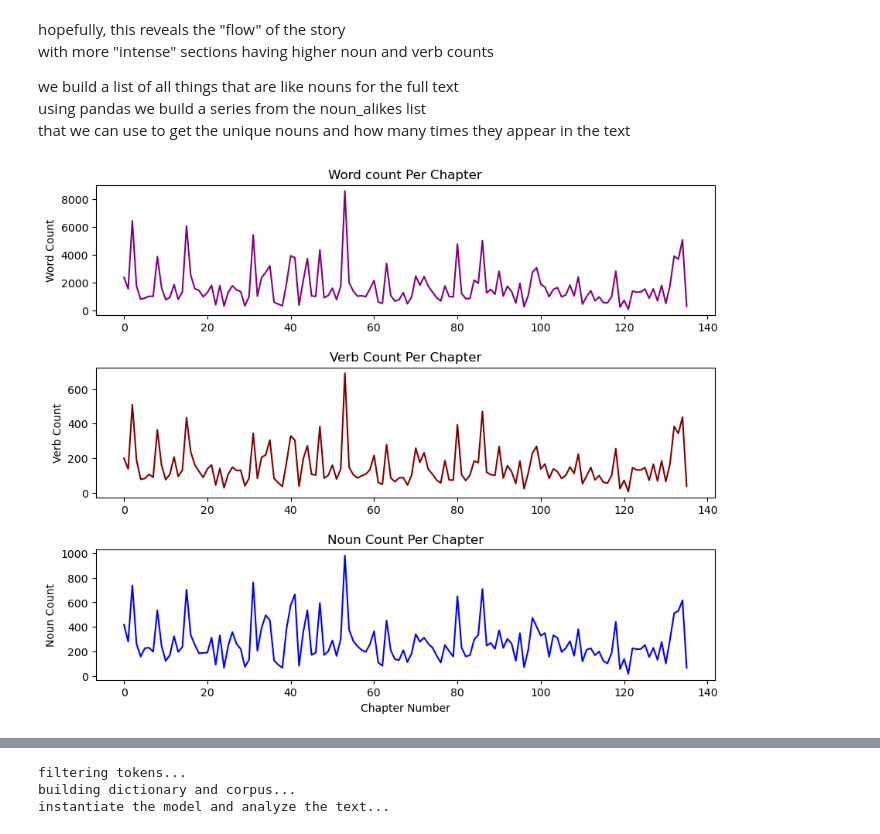
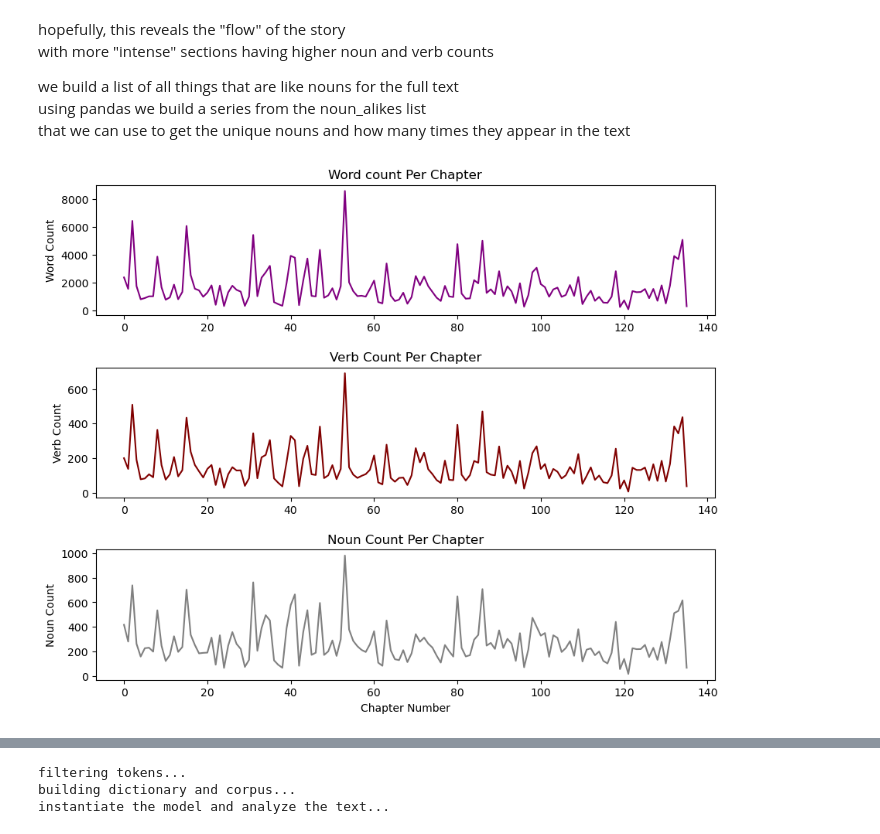
Before and after one commit to Pckay4058/COSC545-M2-Project, a Jupyter notebook: main.ipynb, the cells around one changed output, grey strips where cells are left out. Saved outputs shown, nothing was run; the diff lists cells and outputs as text; code cells hidden in the pictures.

```diff
--- a/main.ipynb
+++ b/main.ipynb
@@ -159,32 +159,32 @@ import matplotlib.pyplot as plt
 
 fig = plt.figure(figsize = (10, 8))
 plt.subplots_adjust(left=0.1,
                     bottom=0.1,
                     right=0.9,
                     top=0.9,
                     wspace=0.4,
                     hspace=0.4)
 x = range(0,136)
 
 plt.subplot(3, 1, 1)
 plt.plot(x, wordscount, color ='purple')
 #plt.xlabel('Chapter Number')
 plt.ylabel('Word Count')
 plt.title('Word count Per Chapter')
 
 plt.subplot(3, 1, 2)
 
 plt.plot(x, verbscount, color ='maroon')
 #plt.xlabel('Chapter Number')
 plt.ylabel('Verb Count')
 plt.title('Verb Count Per Chapter')
 
 plt.subplot(3, 1, 3)
 
-plt.plot(x, nounscount, color ='blue')
+plt.plot(x, nounscount, color ='grey')
 plt.xlabel('Chapter Number')
 plt.ylabel('Noun Count')
 plt.title('Noun Count Per Chapter')
 plt.show()
 # %% [output]
-[figure, old version]
+[figure, new version]
```
Also changed, not shown: parts of 3 cells of this notebook.
